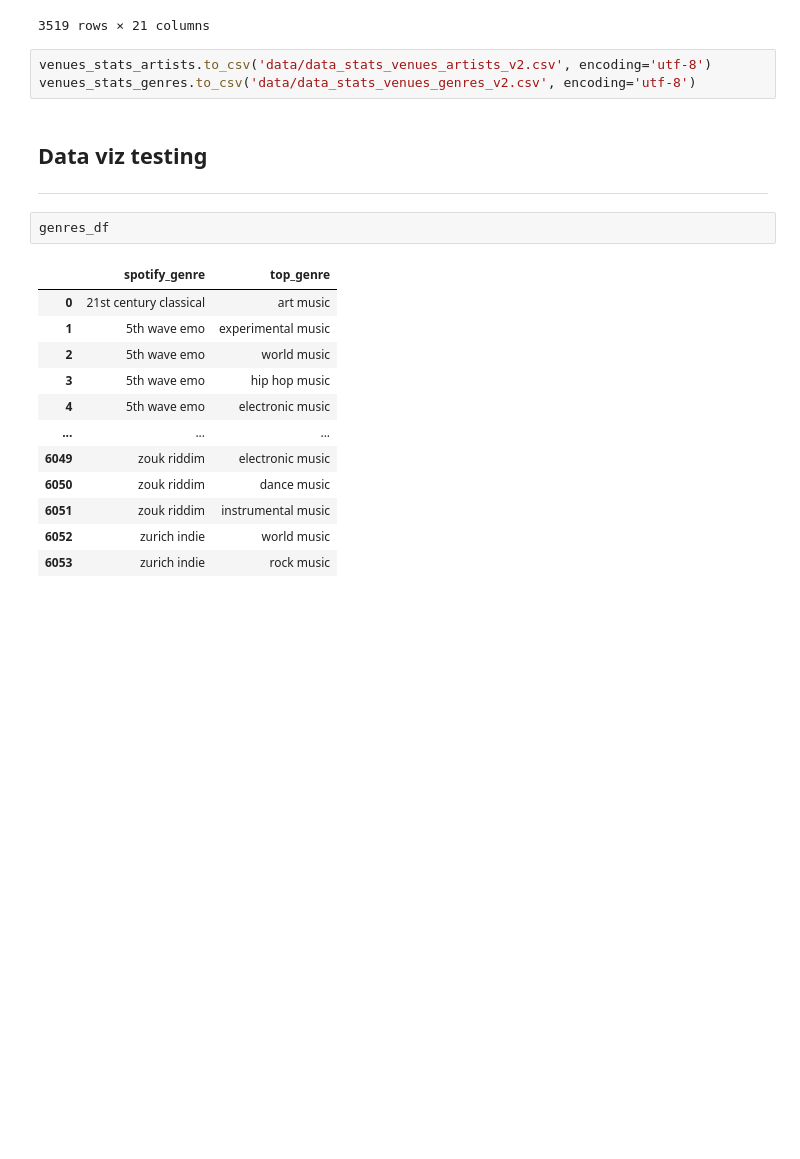
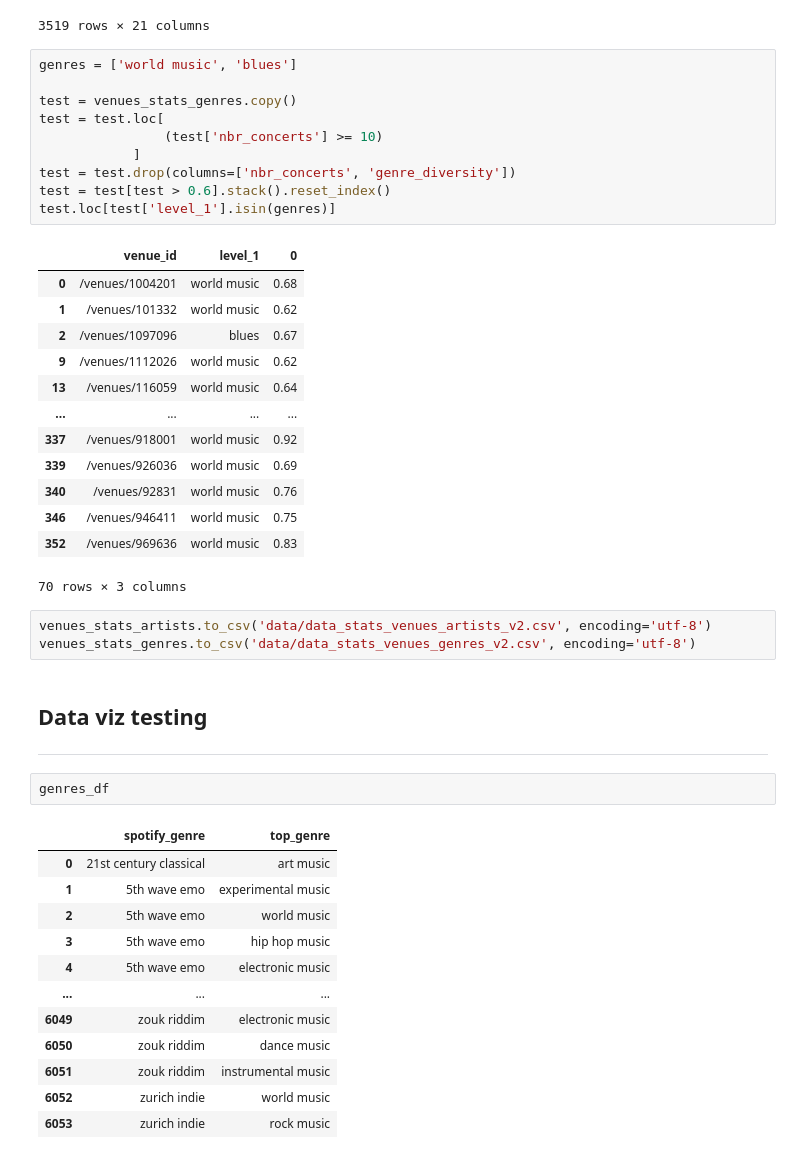
Before and after one commit to cyrillegc/thesis-redux, a Jupyter notebook: stats.ipynb, the cells around one changed output. Saved outputs shown, nothing was run; the diff lists cells and outputs as text; blank space fills up the shorter version.

```diff
--- a/stats.ipynb
+++ b/stats.ipynb
@@ -1248,6 +1248,30 @@ Index(['spotify_followers', 'spotify_listeners', 'artist_active_days',
 | /venues/996001 | 13504.0 | 86108.0 | 1684.500000 | 0.023400 | 11.750000 | ... |
 | /venues/996021 | 4203.0 | 10000.0 | 2569.000000 | 0.003100 | 4.000000 | ... |
 3519 rows × 21 columns
+# %%
+genres = ['world music', 'blues']
+
+test = venues_stats_genres.copy()
+test = test.loc[
+                (test['nbr_concerts'] >= 10)
+            ]
+test = test.drop(columns=['nbr_concerts', 'genre_diversity'])
+test = test[test > 0.6].stack().reset_index()
+test.loc[test['level_1'].isin(genres)]
+# %% [output]
+|  | venue_id | level_1 | 0 |
+| 0 | /venues/1004201 | world music | 0.68 |
+| 1 | /venues/101332 | world music | 0.62 |
+| 2 | /venues/1097096 | blues | 0.67 |
+| 9 | /venues/1112026 | world music | 0.62 |
+| 13 | /venues/116059 | world music | 0.64 |
+| ... | ... | ... | ... |
+| 337 | /venues/918001 | world music | 0.92 |
+| 339 | /venues/926036 | world music | 0.69 |
+| 340 | /venues/92831 | world music | 0.76 |
+| 346 | /venues/946411 | world music | 0.75 |
+| 352 | /venues/969636 | world music | 0.83 |
+70 rows × 3 columns
 # %%
 venues_stats_artists.to_csv('data/data_stats_venues_artists_v2.csv', encoding='utf-8')
 venues_stats_genres.to_csv('data/data_stats_venues_genres_v2.csv', encoding='utf-8')
```
Also changed, not shown: 5 other files.
